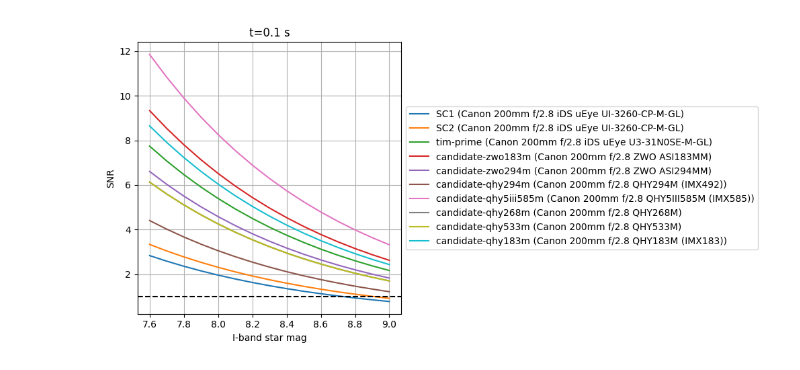
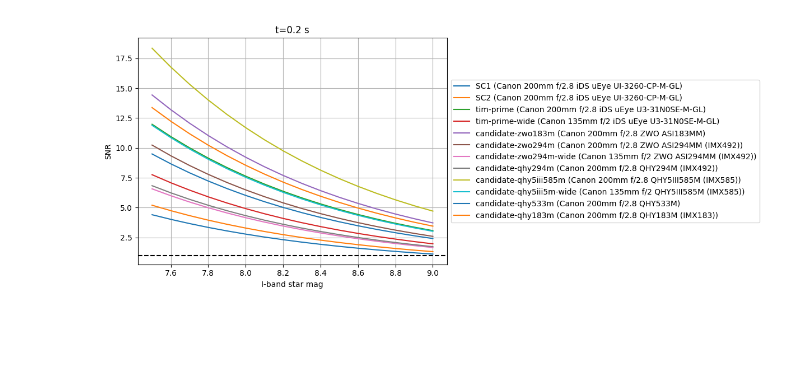
Before and after one commit to evanmayer/starcam-sim, a Jupyter notebook: starcam_trade_study.ipynb, the cells around one changed output. Cells and saved outputs as stored; diff of their text form; code cells hidden in the pictures; blank space fills up the shorter version.

```diff
--- a/starcam_trade_study.ipynb
+++ b/starcam_trade_study.ipynb
@@ -46,6 +47,13 @@ canon_200_2 = Lens(
     200 * u.mm / 2,
     InterpolatableTable(lambd, get_optics_transmission(lambd)),
     name='Canon 200mm f/2'
+)
+canon_135_2 = Lens(
+    135 * u.mm,
+    135 * u.mm / 2,
+    InterpolatableTable(lambd, get_optics_transmission(lambd)),
+    cost=1300.,
+    name='Canon 135mm f/2'
 )
 
 # sensor library
@@ -97,9 +105,9 @@ asi294mm = Sensor( # hardware binning 2x
     qe_table=InterpolatableTable(
         np.array([400, 500, 600, 700, 800, 900, 1000, 1100, 1200]) * u.nm,
         np.array([0.64, 0.89, 0.86, 0.66, 0.44, 0.3, 0.1, 0.0, 0.0])
-    ),
+    ), # https://www.highpointscientific.com/media/wysiwyg/zwo-asi294mm-peak-qe_1.jpg
     cost=699.,
-    name='ZWO ASI294MM'
+    name='ZWO ASI294MM (IMX492)'
 )
 qhy294m = Sensor(
     (4164,2796),
@@ -170,15 +178,18 @@ qhy183 = Sensor(
 SC1 = StarCamera(ui_3260, canon_200_28, nofilter, name='SC1')
 SC2 = StarCamera(ui_3260, canon_200_28, red650, name='SC2')
 tim_prime = StarCamera(u3_31n0se, canon_200_28, red650, name='tim-prime')
+tim_prime_wide = StarCamera(u3_31n0se, canon_135_2, red650, name='tim-prime-wide')
 cam_zwo183m = StarCamera(asi183mm, canon_200_28, red650, name='candidate-zwo183m')
 cam_zwo294m = StarCamera(asi294mm, canon_200_28, red650, name='candidate-zwo294m')
+cam_zwo294m_wide = StarCamera(asi294mm, canon_135_2, red650, name='candidate-zwo294m-wide')
 cam_qhy294m = StarCamera(qhy294m, canon_200_28, red650, name='candidate-qhy294m')
-cam_qhy5ii585m = StarCamera(qhy5iii585m, canon_200_28, red650, name='candidate-qhy5iii585m')
+cam_qhy5iii585m = StarCamera(qhy5iii585m, canon_200_28, red650, name='candidate-qhy5iii585m')
+cam_qhy5iii585m_wide = StarCamera(qhy5iii585m, canon_135_2, red650, name='candidate-qhy5iii5m-wide')
 cam_qhy268m = StarCamera(qhy268, canon_200_28, red650, name='candidate-qhy268m')
 cam_qhy533m = StarCamera(qhy533, canon_200_28, red650, name='candidate-qhy533m')
 cam_qhy183m = StarCamera(qhy183, canon_200_28, red650, name='candidate-qhy183m')
 
-cams = [SC1, SC2, tim_prime, cam_zwo183m, cam_zwo294m, cam_qhy294m, cam_qhy5ii585m, cam_qhy268m, cam_qhy533m, cam_qhy183m]
+cams = [SC1, SC2, tim_prime, tim_prime_wide, cam_zwo183m, cam_zwo294m, cam_zwo294m_wide, cam_qhy294m, cam_qhy5iii585m, cam_qhy5iii585m_wide, cam_qhy533m, cam_qhy183m]
 
 fig, ax = plt.subplots(figsize=(10,5))
 for cam in cams:
@@ -213,19 +224,19 @@ fig.tight_layout()
 # %%
-fig, ax = plt.subplots(figsize=(10,5))
+fig, ax = plt.subplots(figsize=(12,5))
 
-t_exp = 0.1 * u.s
-mags = np.arange(9, 7.5, -0.1)
+t_exp = 0.2 * u.s
+mags = np.arange(9, 7.4, -0.1)
 for cam in cams:
     snrs = []
     for mag in mags:
         snrs.append(simple_snr_spectral(t_exp, lambd, mag, cam))
     ax.plot(mags, snrs, label=f'{cam.name} ({cam.lens.name} {cam.sensor.name})')
 ax.axhline(1, linestyle='--', color='k')
 ax.set_xlabel('I-band star mag')
 ax.set_ylabel('SNR')
 ax.set_title(f't={t_exp:0.1f}')
 ax.grid()
 ax.legend(loc='center left', bbox_to_anchor=(1, 0.5))
 fig.tight_layout()
 # %% [output]
-[figure, old version]
+[figure, new version]
```
Also changed, not shown: parts of 8 cells of this notebook.
